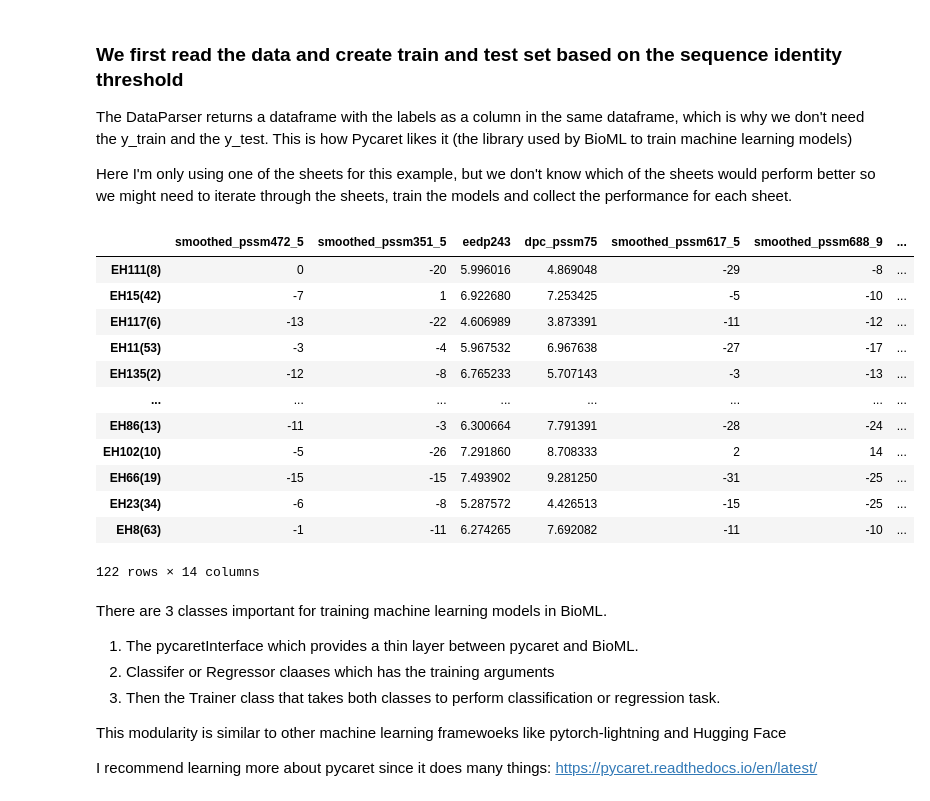
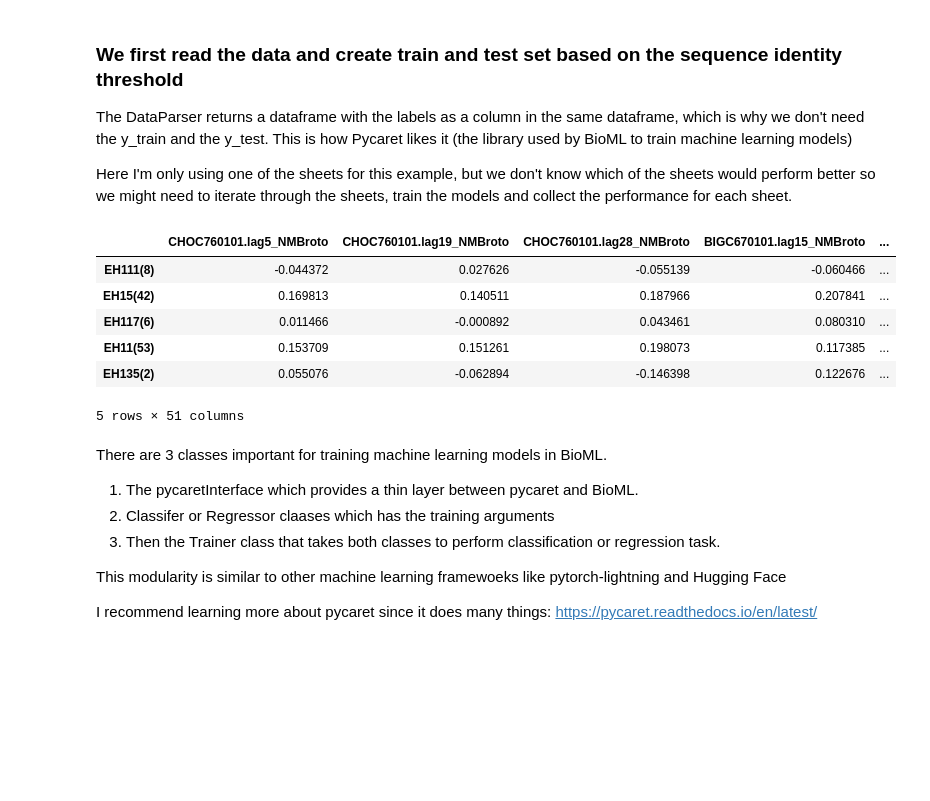
Before and after one commit to etiur/BioML, a Jupyter notebook: examples/test_end_to_end.ipynb, the cells around one changed output. Saved outputs shown, nothing was run; the diff lists cells and outputs as text; code cells hidden in the pictures; blank space fills up the shorter version.

```diff
--- a/examples/test_end_to_end.ipynb
+++ b/examples/test_end_to_end.ipynb
@@ -275,25 +277,19 @@ This is how Pycaret likes it (the library used by BioML to train machine learnin
 
 Here I'm only using one of the sheets for this example, but we don't know which of the sheets would perform better so we might need to iterate through the sheets, train the models and collect the performance for each sheet.
 # %%
-data = DataParser("classification_results/filtered_features.xlsx", "../data/esterase_labels.csv", sheets="mutual_info_13")
+data = DataParser("classification_results/filtered_features.xlsx", "../data/esterase_labels.csv", sheets="chi2_50")
 split = ClusterSpliter("cluster.tsv", num_splits=5, random_state=100, stratified=True)
 X_train, X_test, _, _ = split.train_test_split(data.features, data.features[data.label])
 # %%
-X_train
+X_train.head()
 # %% [output]
-|  | smoothed_pssm472_5 | smoothed_pssm351_5 | eedp243 | dpc_pssm75 | smoothed_pssm617_5 | smoothed_pssm688_9 | ... |
-| EH111(8) | 0 | -20 | 5.996016 | 4.869048 | -29 | -8 | ... |
-| EH15(42) | -7 | 1 | 6.922680 | 7.253425 | -5 | -10 | ... |
-| EH117(6) | -13 | -22 | 4.606989 | 3.873391 | -11 | -12 | ... |
-| EH11(53) | -3 | -4 | 5.967532 | 6.967638 | -27 | -17 | ... |
-| EH135(2) | -12 | -8 | 6.765233 | 5.707143 | -3 | -13 | ... |
-| ... | ... | ... | ... | ... | ... | ... | ... |
-| EH86(13) | -11 | -3 | 6.300664 | 7.791391 | -28 | -24 | ... |
-| EH102(10) | -5 | -26 | 7.291860 | 8.708333 | 2 | 14 | ... |
-| EH66(19) | -15 | -15 | 7.493902 | 9.281250 | -31 | -25 | ... |
-| EH23(34) | -6 | -8 | 5.287572 | 4.426513 | -15 | -25 | ... |
-| EH8(63) | -1 | -11 | 6.274265 | 7.692082 | -11 | -10 | ... |
+|  | CHOC760101.lag5_NMBroto | CHOC760101.lag19_NMBroto | CHOC760101.lag28_NMBroto | BIGC670101.lag15_NMBroto | ... |
+| EH111(8) | -0.044372 | 0.027626 | -0.055139 | -0.060466 | ... |
+| EH15(42) | 0.169813 | 0.140511 | 0.187966 | 0.207841 | ... |
+| EH117(6) | 0.011466 | -0.000892 | 0.043461 | 0.080310 | ... |
+| EH11(53) | 0.153709 | 0.151261 | 0.198073 | 0.117385 | ... |
+| EH135(2) | 0.055076 | -0.062894 | -0.146398 | 0.122676 | ... |
-122 rows × 14 columns
+5 rows × 51 columns
 # %% [markdown]
 There are 3 classes important for training machine learning models in BioML.
 
```
Also changed, not shown: parts of 24 cells of this notebook, 2 other files.
